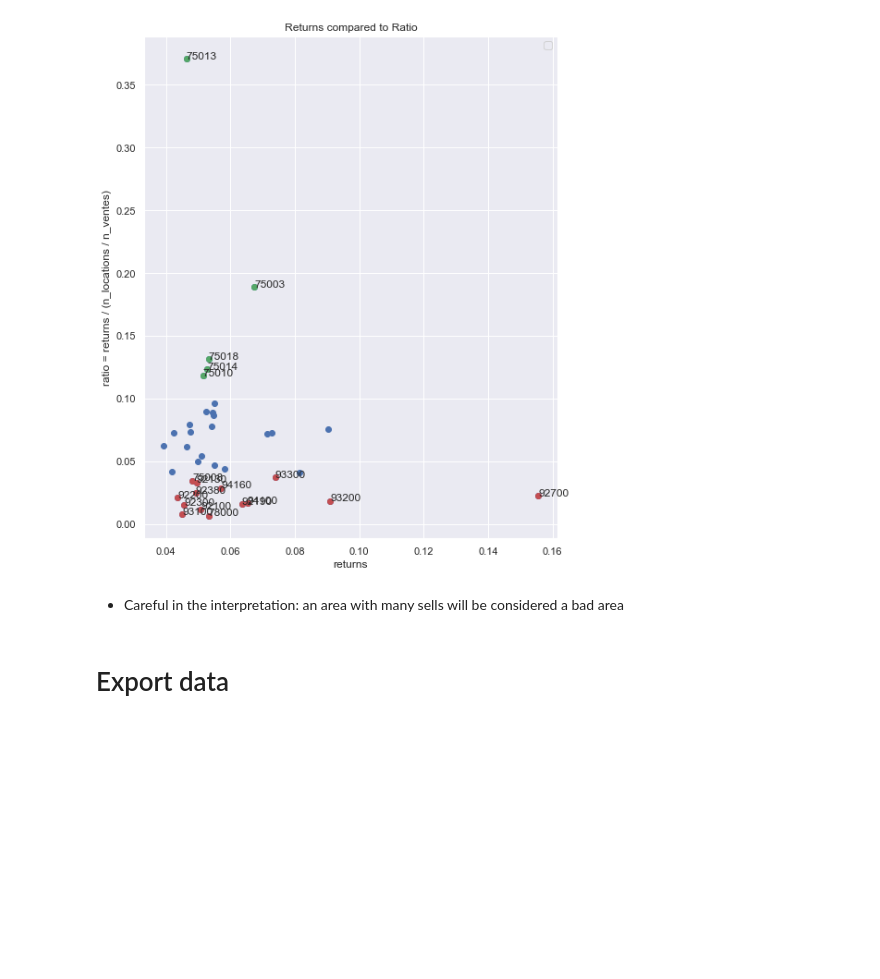
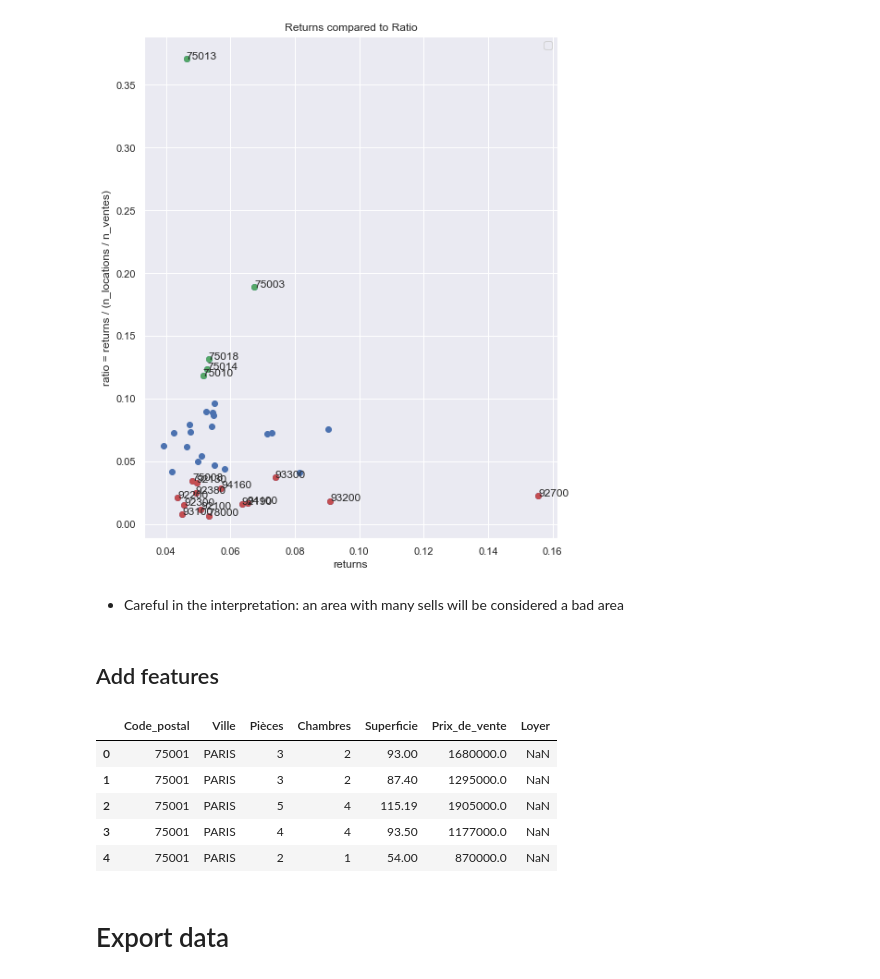
Before and after one commit to AlexisBogroff/Contests, a Jupyter notebook: Predictions/housing_rental/eda.ipynb, the cells around one changed output. Drawn from its saved outputs; the diff is of its cells as text; code cells hidden in the pictures; blank space fills up the shorter version.

```diff
--- a/Predictions/housing_rental/eda.ipynb
+++ b/Predictions/housing_rental/eda.ipynb
@@ -816,3 +841,14 @@ No handles with labels found to put in legend.
 [figure]
 # %% [markdown]
 - Careful in the interpretation: an area with many sells will be considered a bad area
+# %% [markdown]
+## Add features
+# %%
+data.head()
+# %% [output]
+|  | Code_postal | Ville | Pièces | Chambres | Superficie | Prix_de_vente | Loyer |
+| 0 | 75001 | PARIS | 3 | 2 | 93.00 | 1680000.0 | NaN |
+| 1 | 75001 | PARIS | 3 | 2 | 87.40 | 1295000.0 | NaN |
+| 2 | 75001 | PARIS | 5 | 4 | 115.19 | 1905000.0 | NaN |
+| 3 | 75001 | PARIS | 4 | 4 | 93.50 | 1177000.0 | NaN |
+| 4 | 75001 | PARIS | 2 | 1 | 54.00 | 870000.0 | NaN |
```
Also changed, not shown: parts of 9 cells of this notebook.
